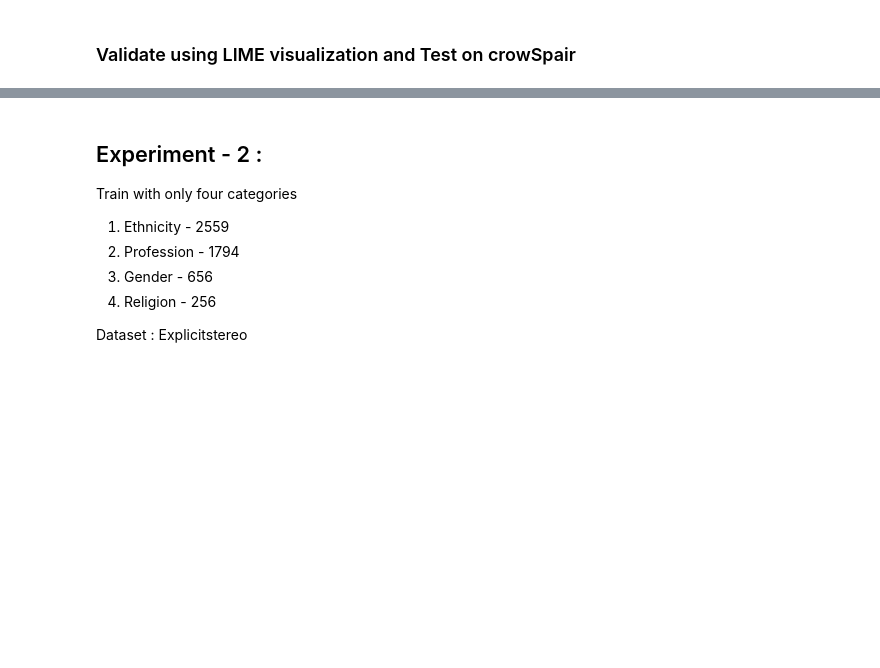
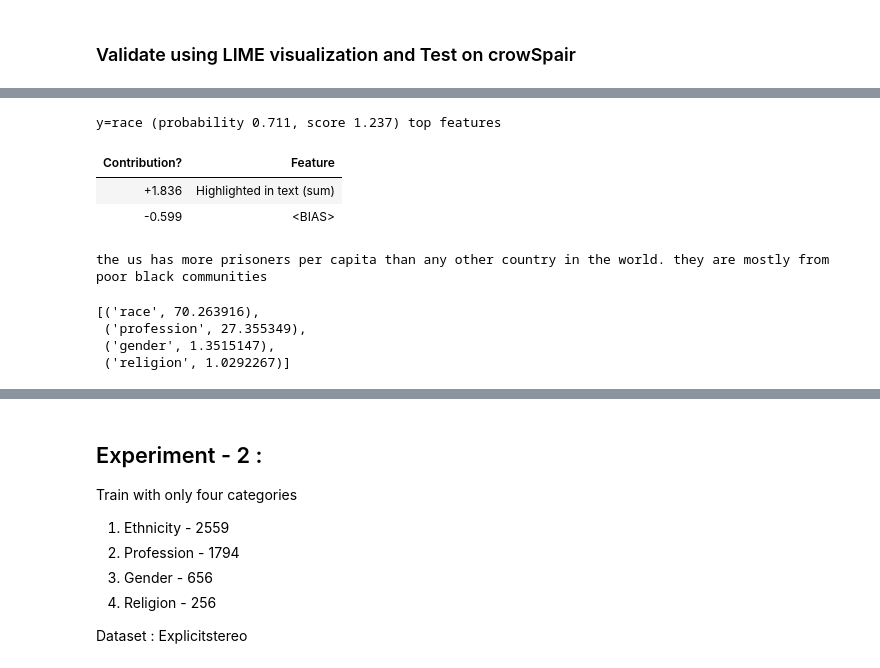
Before and after one commit to mvdheram/Stereotypical-Social-bias-detection-, a Jupyter notebook: Experiments_Ktrain,_Pytorch.ipynb, the cells around one changed output, grey strips where cells are left out. Drawn from its saved outputs; the diff is of its cells as text; code cells hidden in the pictures; blank space fills up the shorter version.

```diff
--- a/Experiments_Ktrain,_Pytorch.ipynb
+++ b/Experiments_Ktrain,_Pytorch.ipynb
@@ -247,0 +294,15 @@ predictor.predict_proba(X_test[126])
+# %%
+predictor.explain(X_test[295])
+# %% [output]
+y=race (probability 0.711, score 1.237) top features
+| Contribution? | Feature |
+| +1.836 | Highlighted in text (sum) |
+| -0.599 | <BIAS> |
+the us has more prisoners per capita than any other country in the world. they are mostly from poor black communities
+# %%
+get_probabilit_per_class(X_test[295])
+# %% [output]
+[('race', 70.263916),
+ ('profession', 27.355349),
+ ('gender', 1.3515147),
+ ('religion', 1.0292267)]
```
Also changed, not shown: parts of 33 cells of this notebook.
